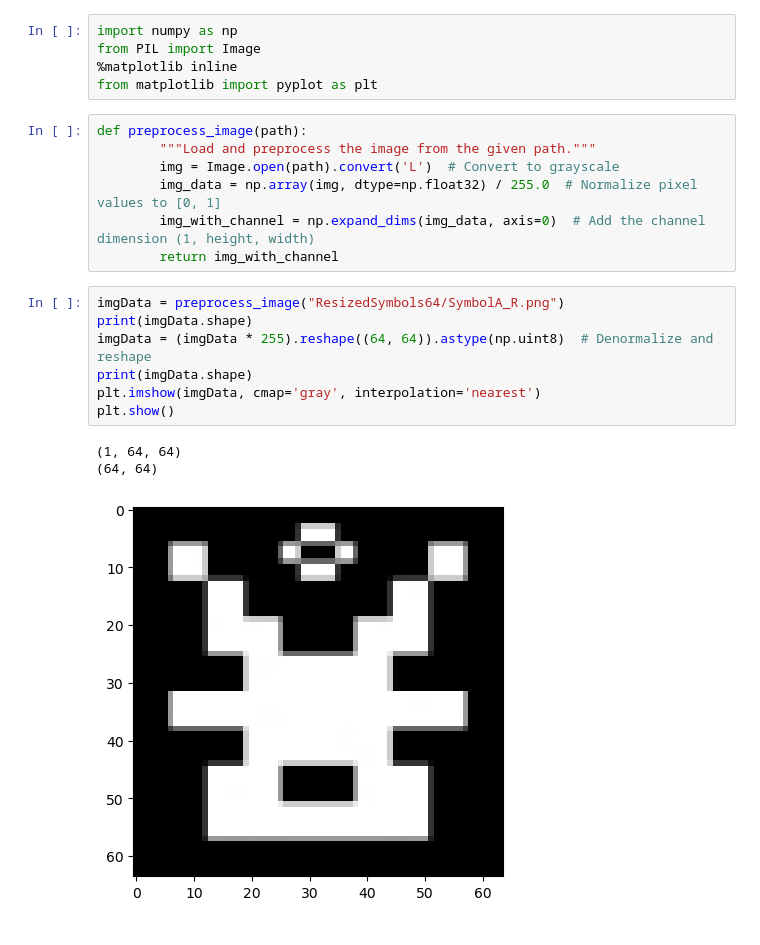
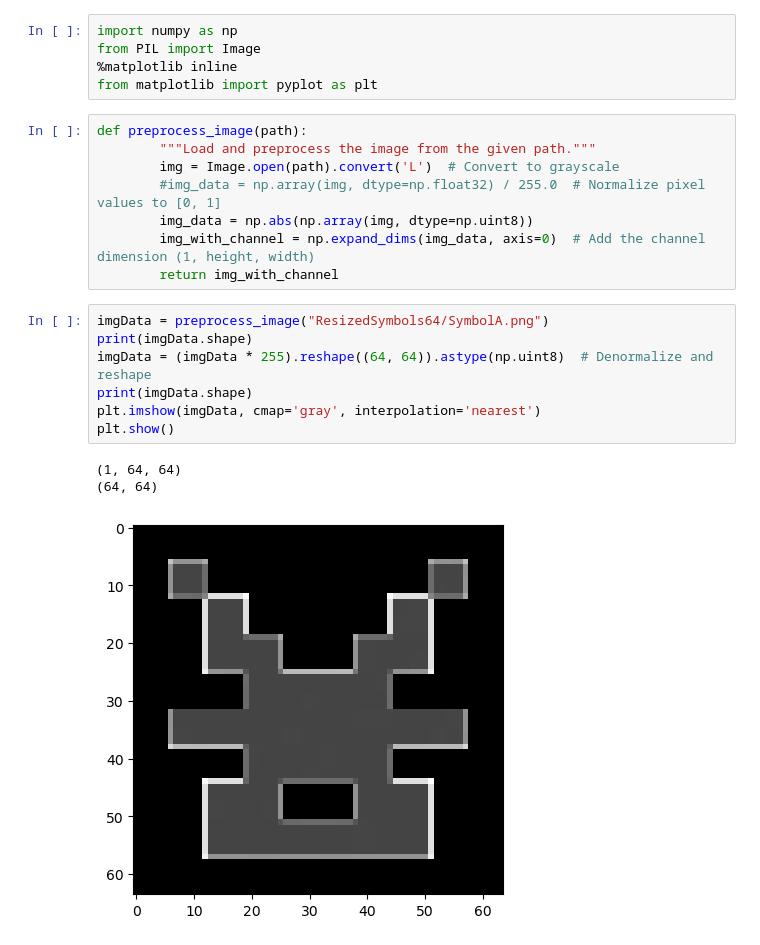
Before and after one commit to AndresBriC/RL-Study, a Jupyter notebook: checkPreprocess.ipynb, the cells around one changed output. Saved outputs shown, nothing was run; the diff lists cells and outputs as text.

```diff
--- a/checkPreprocess.ipynb
+++ b/checkPreprocess.ipynb
@@ -7,17 +7,18 @@ from matplotlib import pyplot as plt
 def preprocess_image(path):
         """Load and preprocess the image from the given path."""
         img = Image.open(path).convert('L')  # Convert to grayscale
-        img_data = np.array(img, dtype=np.float32) / 255.0  # Normalize pixel values to [0, 1]
+        #img_data = np.array(img, dtype=np.float32) / 255.0  # Normalize pixel values to [0, 1]
+        img_data = np.abs(np.array(img, dtype=np.uint8))
         img_with_channel = np.expand_dims(img_data, axis=0)  # Add the channel dimension (1, height, width)
         return img_with_channel
 # %%
-imgData = preprocess_image("ResizedSymbols64/SymbolA_R.png")
+imgData = preprocess_image("ResizedSymbols64/SymbolA.png")
 print(imgData.shape)
 imgData = (imgData * 255).reshape((64, 64)).astype(np.uint8)  # Denormalize and reshape
 print(imgData.shape)
 plt.imshow(imgData, cmap='gray', interpolation='nearest')
 plt.show()
 # %% [output]
 (1, 64, 64)
 (64, 64)
-[figure, old version]
+[figure, new version]
```
Also changed, not shown: parts of 1 cell of this notebook, 5 other files.
